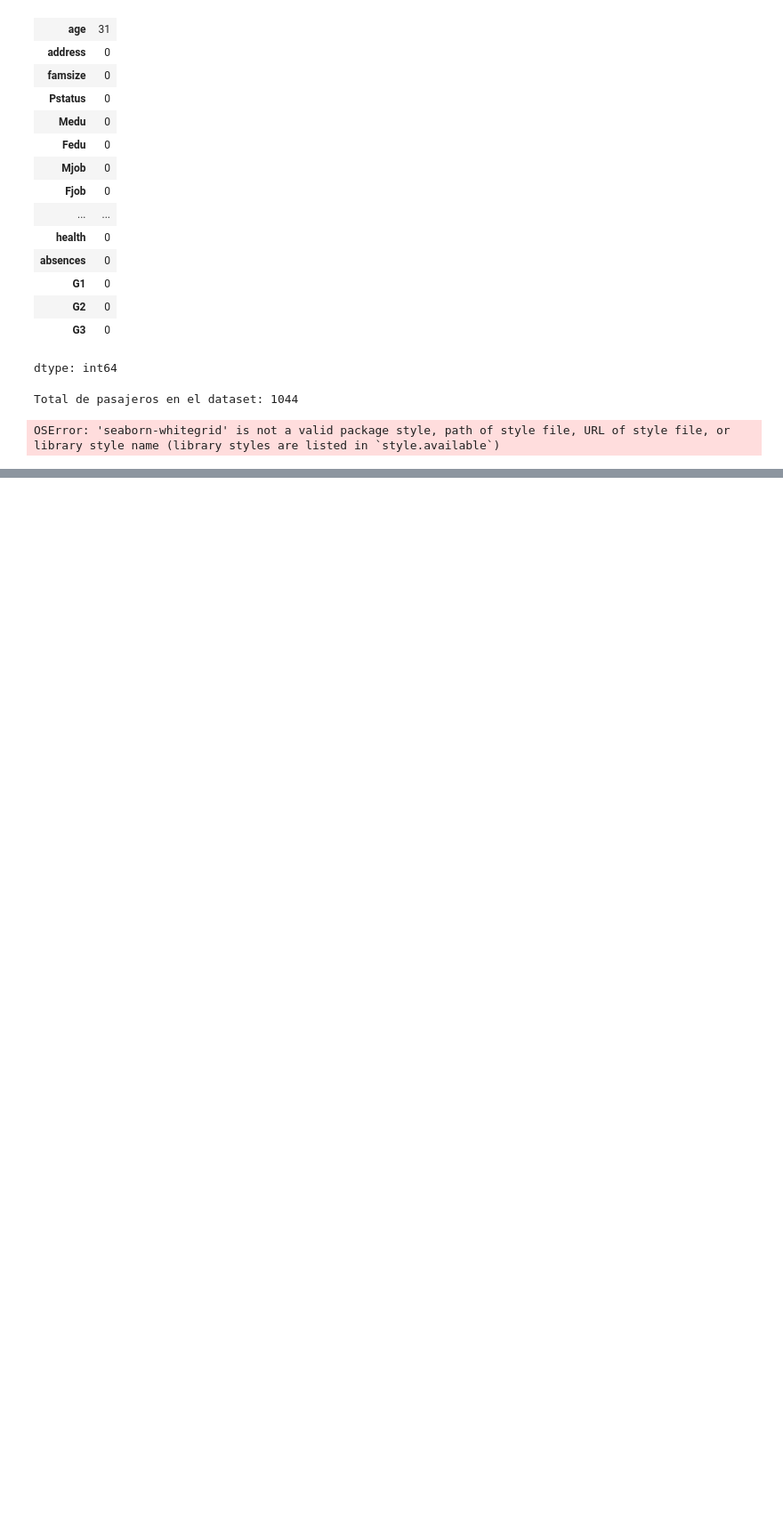
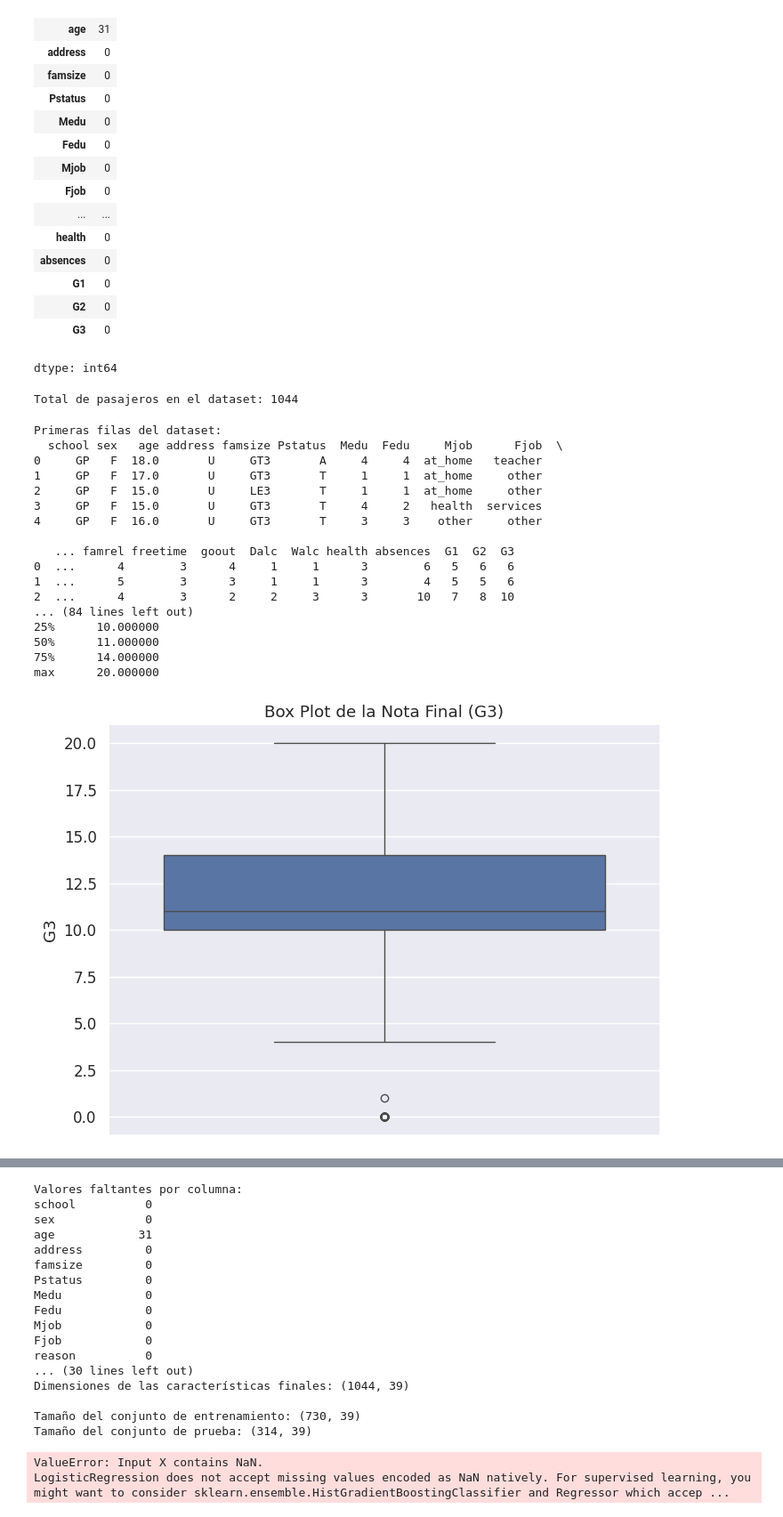
Before and after one commit to facumdito/final-pavon, a Jupyter notebook: Copia_de_Copia_de_Final_Pavon.ipynb, the cells around one changed output, grey strips where cells are left out. Shown at 89% size. Cells and saved outputs as stored; diff of their text form; code cells hidden in the pictures; blank space fills up the shorter version.

```diff
--- a/Copia_de_Copia_de_Final_Pavon.ipynb
+++ b/Copia_de_Copia_de_Final_Pavon.ipynb
@@ -77,7 +77,7 @@ import matplotlib.pyplot as plt
 import seaborn as sns
 
 # Configuración de gráficos
-plt.style.use("seaborn-whitegrid")
+sns.set_style("whitegrid")
 sns.set(font_scale=1.1)
 
 # Cargar el dataset
@@ -110,7 +110,9 @@ plt.show()
 
 # 3. Mapa de calor con la matriz de correlaciones entre variables numéricas
 plt.figure(figsize=(12,10))
-corr = data.corr()
+# Select only numeric columns before calculating correlation
+numeric_data = data.select_dtypes(include=np.number)
+corr = numeric_data.corr()
 sns.heatmap(corr, annot=True, fmt=".2f", cmap="coolwarm")
 plt.title("Mapa de Calor de Correlaciones")
 plt.show()
@@ -179,31 +181,48 @@ plt.title("Matriz de Confusión - Regresión Logística")
 plt.show()
 
 # Modelo 2: Random Forest
 rf = RandomForestClassifier(n_estimators=100, random_state=42)
 rf.fit(X_train, y_train)
 y_pred_rf = rf.predict(X_test)
 
 print("\nReporte de clasificación - Random Forest:")
 print(classification_report(y_test, y_pred_rf))
 
 # Plot de Matriz de Confusión para Random Forest
 cm_rf = confusion_matrix(y_test, y_pred_rf)
 plt.figure(figsize=(6,4))
 sns.heatmap(cm_rf, annot=True, fmt="d", cmap='Greens',
             xticklabels=['bajo', 'alto'], yticklabels=['bajo', 'alto'])
 plt.xlabel("Predicción")
 plt.ylabel("Real")
 plt.title("Matriz de Confusión - Random Forest")
 plt.show()
 
 # Comparación de la precisión de cada modelo
 acc_log = accuracy_score(y_test, y_pred_log)
 acc_rf = accuracy_score(y_test, y_pred_rf)
 
 print("Accuracy Regresión Logística: {:.2f}%".format(acc_log*100))
 print("Accuracy Random Forest: {:.2f}%".format(acc_rf*100))
 
 
 ### Explicación del flujo de trabajo
 # %% [output]
-OSError: 'seaborn-whitegrid' is not a valid package style, path of style file, URL of style file, or library style name (library styles are listed in `style.available`)
+Primeras filas del dataset:
+  school sex   age address famsize Pstatus  Medu  Fedu     Mjob      Fjob  \
+0     GP   F  18.0       U     GT3       A     4     4  at_home   teacher
+1     GP   F  17.0       U     GT3       T     1     1  at_home     other
+2     GP   F  15.0       U     LE3       T     1     1  at_home     other
+3     GP   F  15.0       U     GT3       T     4     2   health  services
+4     GP   F  16.0       U     GT3       T     3     3    other     other
+
+   ... famrel freetime  goout  Dalc  Walc health absences  G1  G2  G3
+0  ...      4        3      4     1     1      3        6   5   6   6
+1  ...      5        3      3     1     1      3        4   5   5   6
+2  ...      4        3      2     2     3      3       10   7   8  10
+... (84 lines left out)
+25%      10.000000
+50%      11.000000
+75%      14.000000
+max      20.000000
+[figure, added]
@@ -209,0 +231,19 @@ OSError: 'seaborn-whitegrid' is not a valid package style, path of style file, U
+Valores faltantes por columna:
+school          0
+sex             0
+age            31
+address         0
+famsize         0
+Pstatus         0
+Medu            0
+Fedu            0
+Mjob            0
+Fjob            0
+reason          0
+... (30 lines left out)
+Dimensiones de las características finales: (1044, 39)
+
+Tamaño del conjunto de entrenamiento: (730, 39)
+Tamaño del conjunto de prueba: (314, 39)
+ValueError: Input X contains NaN.
+LogisticRegression does not accept missing values encoded as NaN natively. For supervised learning, you might want to consider sklearn.ensemble.HistGradientBoostingClassifier and Regressor which accep ...
```
Also changed, not shown: parts of 6 cells of this notebook.
